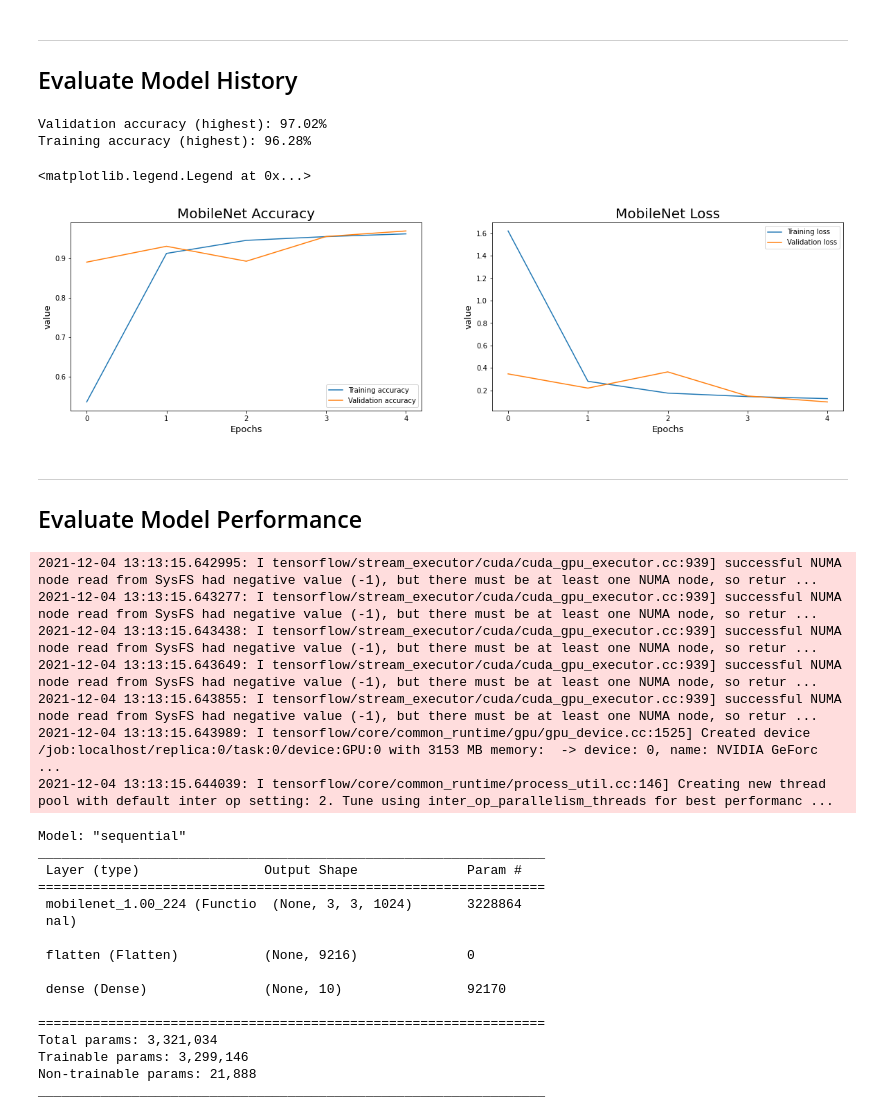
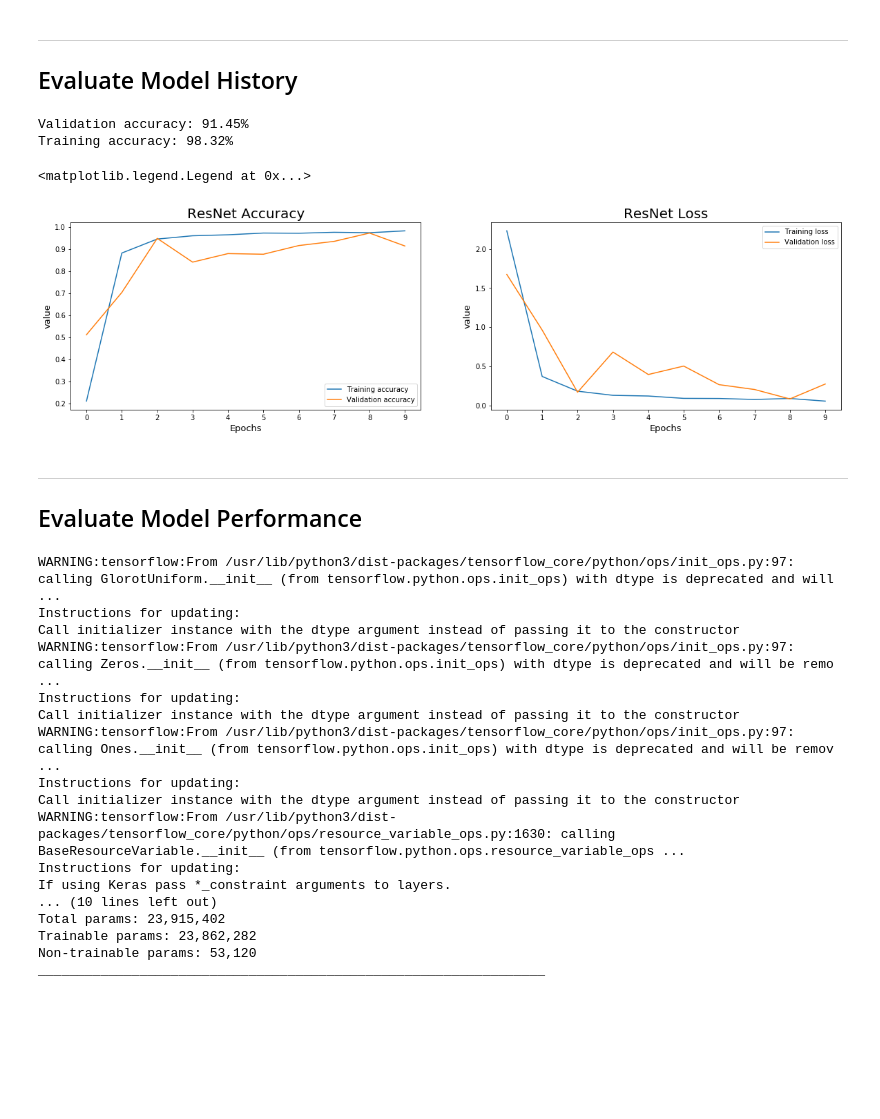
Before and after one commit to T-Visor/captcha-tensorflow, a Jupyter notebook: notebooks/resnet-evaluation.ipynb, the cells around one changed output. Saved outputs shown, nothing was run; the diff lists cells and outputs as text; code cells hidden in the pictures; blank space fills up the shorter version.

```diff
--- a/notebooks/resnet-evaluation.ipynb
+++ b/notebooks/resnet-evaluation.ipynb
@@ -39,71 +25,65 @@ DIMENSIONS = 4
 ## Evaluate Model History
 # %%
 # Open serialized training history data for VGG-16 model.
-with open(r'model-info/mobile-training', 'rb') as input_file:
+with open(r'model-info/resnet-history', 'rb') as input_file:
             history = pickle.load(input_file, encoding='bytes')
 # %%
-validation_score = max(history['val_accuracy'])
+validation_score = history['val_acc'][-1] # get the last entry
 validation_score = round(validation_score * 100, 2)
-print('Validation accuracy (highest): {}%'.format(validation_score))
+print('Validation accuracy: {}%'.format(validation_score))
 
-training_score = max(history['accuracy'])
+training_score = history['acc'][-1] # get the last entry
 training_score = round(training_score * 100, 2)
-print('Training accuracy (highest): {}%'.format(training_score))
+print('Training accuracy: {}%'.format(training_score))
 # %% [output]
-Validation accuracy (highest): 97.02%
-Training accuracy (highest): 96.28%
+Validation accuracy: 91.45%
+Training accuracy: 98.32%
 # %%
 # Plot the training history.
 title_font = 20
 axis_font = 13
 
 figure, axes = pyplot.subplots(1, 2, figsize=(20, 5))
 
 axes[0].set_xticks(range(0, 11, 1))
-axes[0].plot(history['accuracy'], label='Training accuracy')
-axes[0].plot(history['val_accuracy'], label='Validation accuracy')
-axes[0].set_title('MobileNet Accuracy', fontsize=20)
+axes[0].plot(history['acc'], label='Training accuracy')
+axes[0].plot(history['val_acc'], label='Validation accuracy')
+axes[0].set_title('ResNet Accuracy', fontsize=20)
 axes[0].set_xlabel('Epochs', fontsize=axis_font)
 axes[0].set_ylabel('value', fontsize=axis_font)
 axes[0].legend()
 
 axes[1].set_xticks(range(0, 11, 1))
 axes[1].plot(history['loss'], label='Training loss')
 axes[1].plot(history['val_loss'], label='Validation loss')
-axes[1].set_title('MobileNet Loss', fontsize=20)
+axes[1].set_title('ResNet Loss', fontsize=20)
 axes[1].set_xlabel('Epochs', fontsize=axis_font)
 axes[1].set_ylabel('value', fontsize=axis_font)
 axes[1].legend()
 # %% [output]
 <matplotlib.legend.Legend at 0x...>
-[figure, old version]
+[figure, new version]
 # %% [markdown]
 ---
 ## Evaluate Model Performance
 # %%
-model = models.load_model('model-info/mobile')
+model = models.load_model('model-info/resnet')
 model.summary()
 # %% [output]
-2021-12-04 13:13:15.642995: I tensorflow/stream_executor/cuda/cuda_gpu_executor.cc:939] successful NUMA node read from SysFS had negative value (-1), but there must be at least one NUMA node, so retur ...
-2021-12-04 13:13:15.643277: I tensorflow/stream_executor/cuda/cuda_gpu_executor.cc:939] successful NUMA node read from SysFS had negative value (-1), but there must be at least one NUMA node, so retur ...
-2021-12-04 13:13:15.643438: I tensorflow/stream_executor/cuda/cuda_gpu_executor.cc:939] successful NUMA node read from SysFS had negative value (-1), but there must be at least one NUMA node, so retur ...
-2021-12-04 13:13:15.643649: I tensorflow/stream_executor/cuda/cuda_gpu_executor.cc:939] successful NUMA node read from SysFS had negative value (-1), but there must be at least one NUMA node, so retur ...
-2021-12-04 13:13:15.643855: I tensorflow/stream_executor/cuda/cuda_gpu_executor.cc:939] successful NUMA node read from SysFS had negative value (-1), but there must be at least one NUMA node, so retur ...
-2021-12-04 13:13:15.643989: I tensorflow/core/common_runtime/gpu/gpu_device.cc:1525] Created device /job:localhost/replica:0/task:0/device:GPU:0 with 3153 MB memory:  -> device: 0, name: NVIDIA GeForc ...
-2021-12-04 13:13:15.644039: I tensorflow/core/common_runtime/process_util.cc:146] Creating new thread pool with default inter op setting: 2. Tune using inter_op_parallelism_threads for best performanc ...
+WARNING:tensorflow:From /usr/lib/python3/dist-packages/tensorflow_core/python/ops/init_ops.py:97: calling GlorotUniform.__init__ (from tensorflow.python.ops.init_ops) with dtype is deprecated and will ...
+Instructions for updating:
+Call initializer instance with the dtype argument instead of passing it to the constructor
+WARNING:tensorflow:From /usr/lib/python3/dist-packages/tensorflow_core/python/ops/init_ops.py:97: calling Zeros.__init__ (from tensorflow.python.ops.init_ops) with dtype is deprecated and will be remo ...
+Instructions for updating:
+Call initializer instance with the dtype argument instead of passing it to the constructor
+WARNING:tensorflow:From /usr/lib/python3/dist-packages/tensorflow_core/python/ops/init_ops.py:97: calling Ones.__init__ (from tensorflow.python.ops.init_ops) with dtype is deprecated and will be remov ...
+Instructions for updating:
+Call initializer instance with the dtype argument instead of passing it to the constructor
+WARNING:tensorflow:From /usr/lib/python3/dist-packages/tensorflow_core/python/ops/resource_variable_ops.py:1630: calling BaseResourceVariable.__init__ (from tensorflow.python.ops.resource_variable_ops ...
+Instructions for updating:
+If using Keras pass *_constraint arguments to layers.
+... (10 lines left out)
+Total params: 23,915,402
+Trainable params: 23,862,282
+Non-trainable params: 53,120
+_________________________________________________________________
-Model: "sequential"
-_________________________________________________________________
- Layer (type)                Output Shape              Param #
-=================================================================
- mobilenet_1.00_224 (Functio  (None, 3, 3, 1024)       3228864
- nal)
-
- flatten (Flatten)           (None, 9216)              0
-
- dense (Dense)               (None, 10)                92170
-
-=================================================================
-Total params: 3,321,034
-Trainable params: 3,299,146
-Non-trainable params: 21,888
-_________________________________________________________________
```
Also changed, not shown: parts of 1 cell of this notebook.
